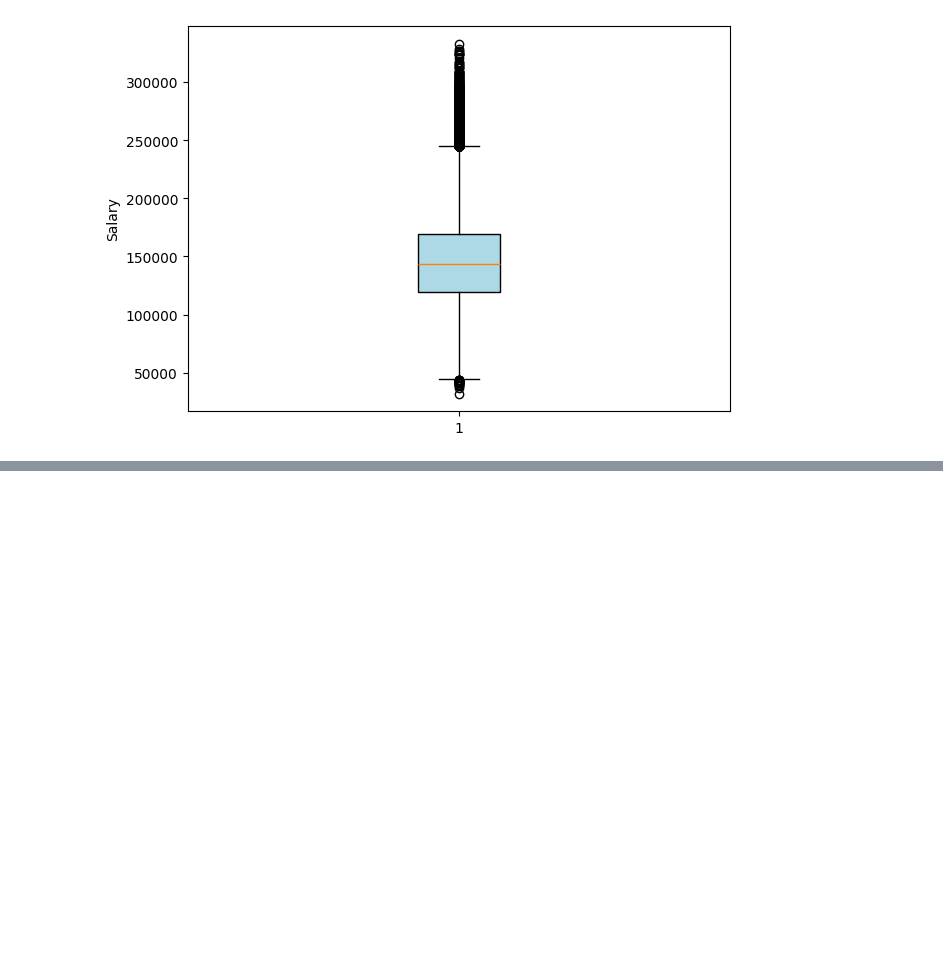
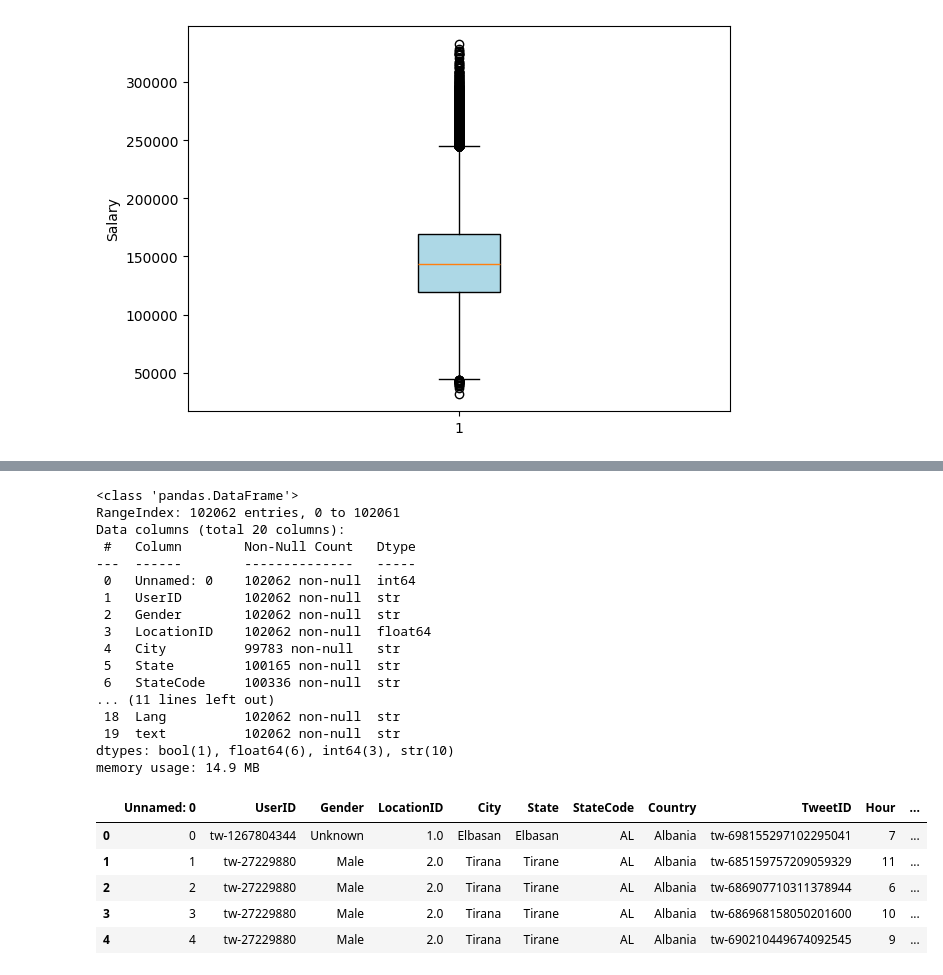
Before and after one commit to djcoder12091983/DSML, a Jupyter notebook: ML-projects/notebook/EDA-1.ipynb, the cells around one changed output, grey strips where cells are left out. Saved outputs shown, nothing was run; the diff lists cells and outputs as text; code cells hidden in the pictures; blank space fills up the shorter version.

```diff
--- a/ML-projects/notebook/EDA-1.ipynb
+++ b/ML-projects/notebook/EDA-1.ipynb
@@ -71,0 +233,31 @@ plt.show()
+# %%
+# tweet engagements data
+tweets_df = pd.read_csv('../data/new datasset + classifications/tweets-engagement-metrics.csv')
+
+tweets_df.describe()
+tweets_df.info()
+tweets_df.head(5)
+# %% [output]
+<class 'pandas.DataFrame'>
+RangeIndex: 102062 entries, 0 to 102061
+Data columns (total 20 columns):
+ #   Column        Non-Null Count   Dtype
+---  ------        --------------   -----
+ 0   Unnamed: 0    102062 non-null  int64
+ 1   UserID        102062 non-null  str
+ 2   Gender        102062 non-null  str
+ 3   LocationID    102062 non-null  float64
+ 4   City          99783 non-null   str
+ 5   State         100165 non-null  str
+ 6   StateCode     100336 non-null  str
+... (11 lines left out)
+ 18  Lang          102062 non-null  str
+ 19  text          102062 non-null  str
+dtypes: bool(1), float64(6), int64(3), str(10)
+memory usage: 14.9 MB
+|  | Unnamed: 0 | UserID | Gender | LocationID | City | State | StateCode | Country | TweetID | Hour | ... |
+| 0 | 0 | tw-1267804344 | Unknown | 1.0 | Elbasan | Elbasan | AL | Albania | tw-698155297102295041 | 7 | ... |
+| 1 | 1 | tw-27229880 | Male | 2.0 | Tirana | Tirane | AL | Albania | tw-685159757209059329 | 11 | ... |
+| 2 | 2 | tw-27229880 | Male | 2.0 | Tirana | Tirane | AL | Albania | tw-686907710311378944 | 6 | ... |
+| 3 | 3 | tw-27229880 | Male | 2.0 | Tirana | Tirane | AL | Albania | tw-686968158050201600 | 10 | ... |
+| 4 | 4 | tw-27229880 | Male | 2.0 | Tirana | Tirane | AL | Albania | tw-690210449674092545 | 9 | ... |
```
Also changed, not shown: parts of 13 cells of this notebook, 2 other files.
